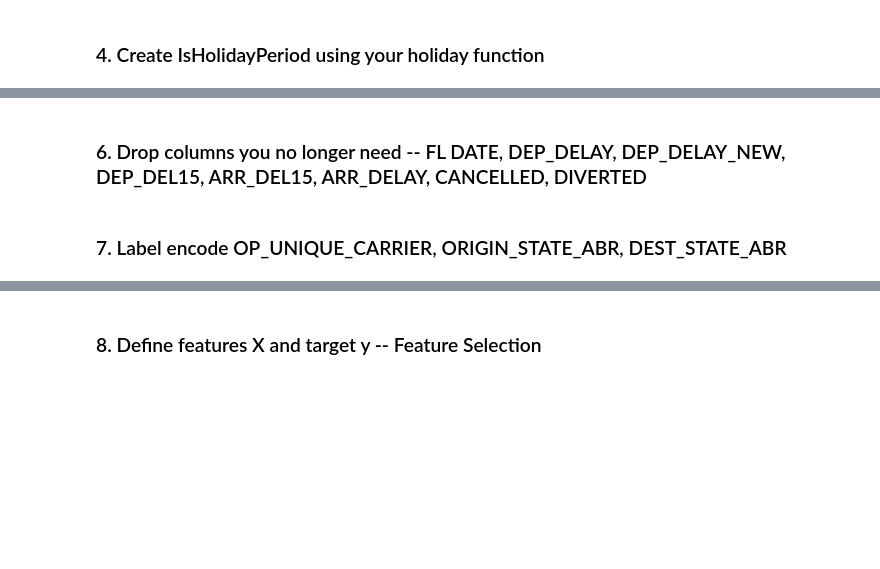
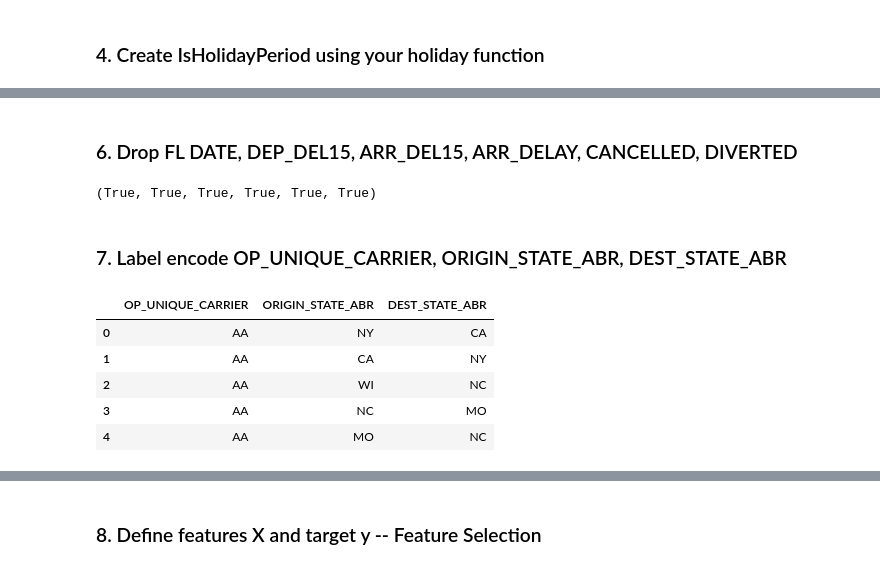
Before and after one commit to pratham2021/flight-delay-predictor, a Jupyter notebook: notebook/main.ipynb, the cells around one changed output, grey strips where cells are left out. Cells and saved outputs as stored; diff of their text form; code cells hidden in the pictures; blank space fills up the shorter version.

```diff
--- a/main.ipynb
+++ b/notebook/main.ipynb
@@ -162,2 +215,5 @@ df.head()
 # %% [markdown]
 ### 3.  Create ROUTE feature by combining ORIGIN and DEST
+# %%
+df["ROUTE"] = df["ORIGIN"] + "-" + df["DEST"]
+df["ROUTE"].head()
@@ -166 +267,3 @@ df.head()
+# %%
+df['IS_HOLIDAY_PERIOD'] = df['FL_DATE'].apply(isHolidayPeriod)
 # %% [markdown]
@@ -168,4 +271,12 @@ df.head()
+# %%
+df['DELAYED'] = (df['DEP_DELAY'] > 15).astype(int)
 # %% [markdown]
-### 6.  Drop columns you no longer need -- FL DATE, DEP_DELAY, DEP_DELAY_NEW, DEP_DEL15, ARR_DEL15, ARR_DELAY, CANCELLED, DIVERTED
+### 6.  Drop FL DATE, DEP_DEL15, ARR_DEL15, ARR_DELAY, CANCELLED, DIVERTED
+# %%
+'FL_DATE' in df, 'DEP_DEL15' in df, 'ARR_DEL15' in df, 'ARR_DELAY' in df, 'CANCELLED' in df, 'DIVERTED' in df
+# %% [output]
+(True, True, True, True, True, True)
+# %%
+df = df.drop(columns=['FL_DATE', 'DEP_DEL15', 'ARR_DEL15', 'ARR_DELAY', 'CANCELLED', 'DIVERTED'])
 # %% [markdown]
 ### 7.  Label encode OP_UNIQUE_CARRIER, ORIGIN_STATE_ABR, DEST_STATE_ABR
@@ -171,0 +286,9 @@ df.head()
+# %%
+df[['OP_UNIQUE_CARRIER', 'ORIGIN_STATE_ABR', 'DEST_STATE_ABR']].head()
+# %% [output]
+|  | OP_UNIQUE_CARRIER | ORIGIN_STATE_ABR | DEST_STATE_ABR |
+| 0 | AA | NY | CA |
+| 1 | AA | CA | NY |
+| 2 | AA | WI | NC |
+| 3 | AA | NC | MO |
+| 4 | AA | MO | NC |
```
Also changed, not shown: parts of 22 cells of this notebook.
